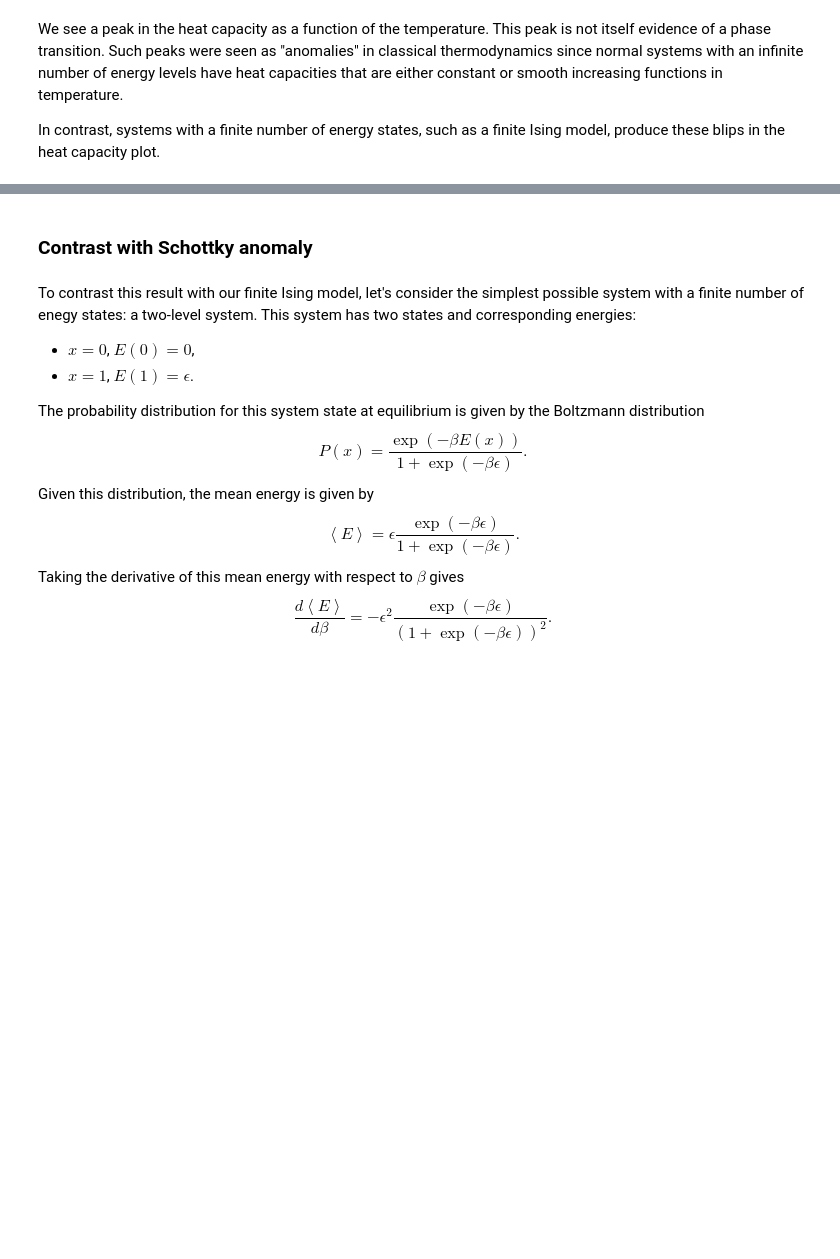
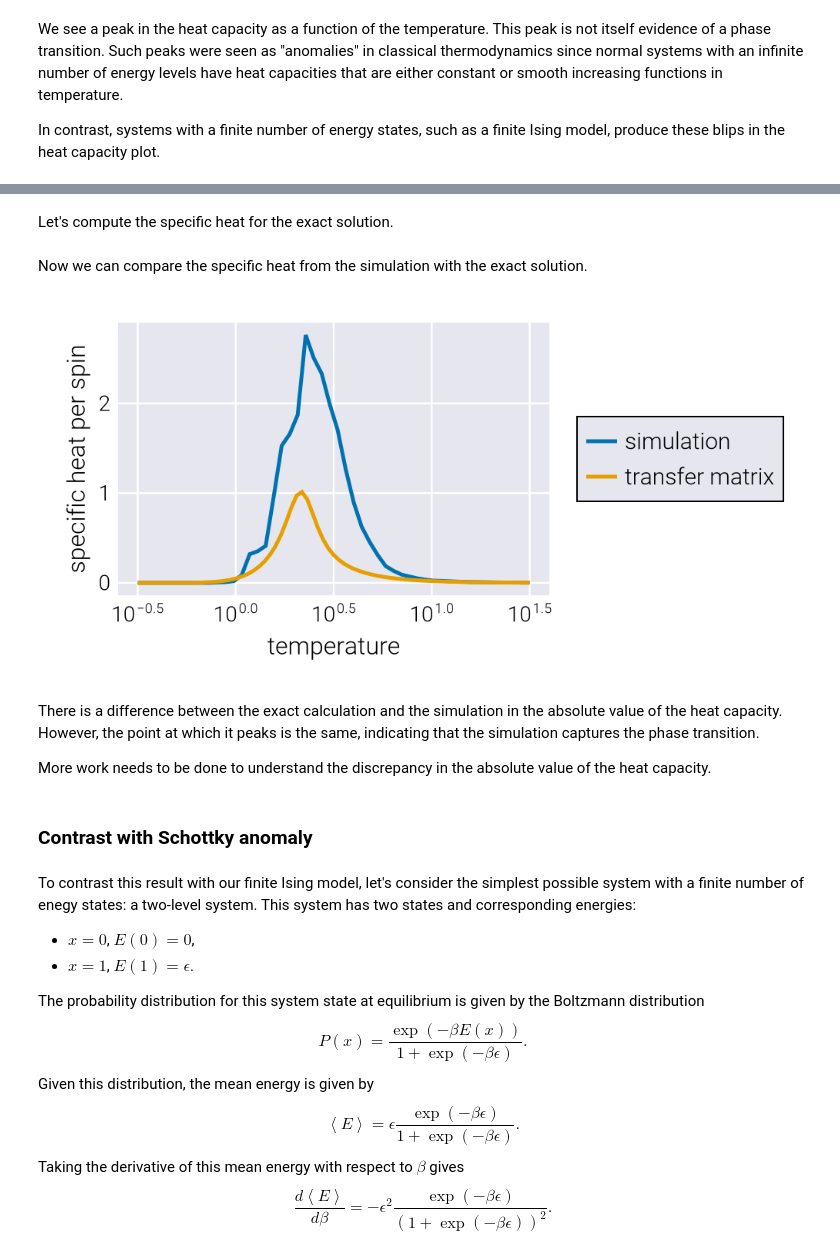
Before and after one commit to mrazomej/active_inference_tutorials, a Jupyter notebook: code/exploratory/ising_model_sim.ipynb, the cells around one changed output, grey strips where cells are left out. Cells and saved outputs as stored; diff of their text form; code cells hidden in the pictures; blank space fills up the shorter version.

Commit message:
comparison with transfer matrix

```diff
--- a/code/exploratory/ising_model_sim.ipynb
+++ b/code/exploratory/ising_model_sim.ipynb
@@ -777,3 +778,67 @@ Ising model, produce these blips in the heat capacity plot.
+# %% [markdown]
+Let's compute the specific heat for the exact solution.
+# %%
+# Define range of temperatures
+T_transfer = 10 .^ range(-0.5, 1.5, length=75)
+
+# Compute inverse temperature
+β_transfer = 1 ./ T_transfer
+
+# Initialize array to save log partition function
+heatcap_transfer = Vector{eltype(T_transfer)}(undef, length(T_transfer))
+
+# Loop through each temperature
+Threads.@threads for i = 1:length(T_transfer)
+    heatcap_transfer[i] = AI.ising.heat_capacity_rectangular(
+        n, m; β=β_transfer[i]
+    )
+end # for i
+# %% [markdown]
+Now we can compare the specific heat from the simulation with the exact
+solution.
+# %%
+# Initialize figure
+fig = Figure(size=(500, 250))
+
+# Add axis for specific heat plot
+ax = Axis(
+    fig[1, 1],
+    xlabel="temperature",
+    ylabel="specific heat per spin",
+    xscale=log10,
+)
+
+# Plot specific heat for simulation
+lines!(
+    ax,
+    df_en.T,
+    df_en.energy_var ./ (df_en.T .^ 2) ./ length(x_init),
+    linewidth=2.5,
+    label="simulation"
+)
+
+# Plot specific heat for transfer matrix
+lines!(
+    ax,
+    T_transfer,
+    heatcap_transfer ./ (n * m),
+    linewidth=2.5,
+    label="transfer matrix",
+)
+
+# Add legend
+Legend(fig[1, 2], ax, position=:lt, framevisible=true)
+
+fig
+# %% [output]
+[figure, added]
+# %% [markdown]
+There is a difference between the exact calculation and the simulation in the
+absolute value of the heat capacity. However, the point at which it peaks is
+the same, indicating that the simulation captures the phase transition.
+
+More work needs to be done to understand the discrepancy in the absolute value
+of the heat capacity.
 # %% [markdown]
 ### Contrast with Schottky anomaly
 # %% [markdown]
```
Also changed, not shown: parts of 19 cells of this notebook.
